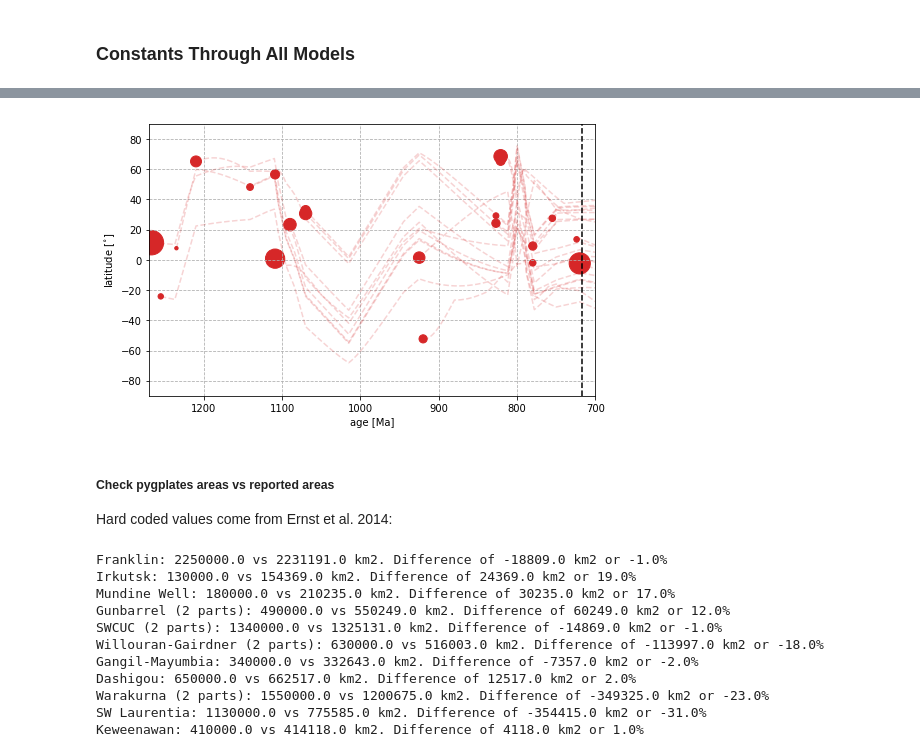
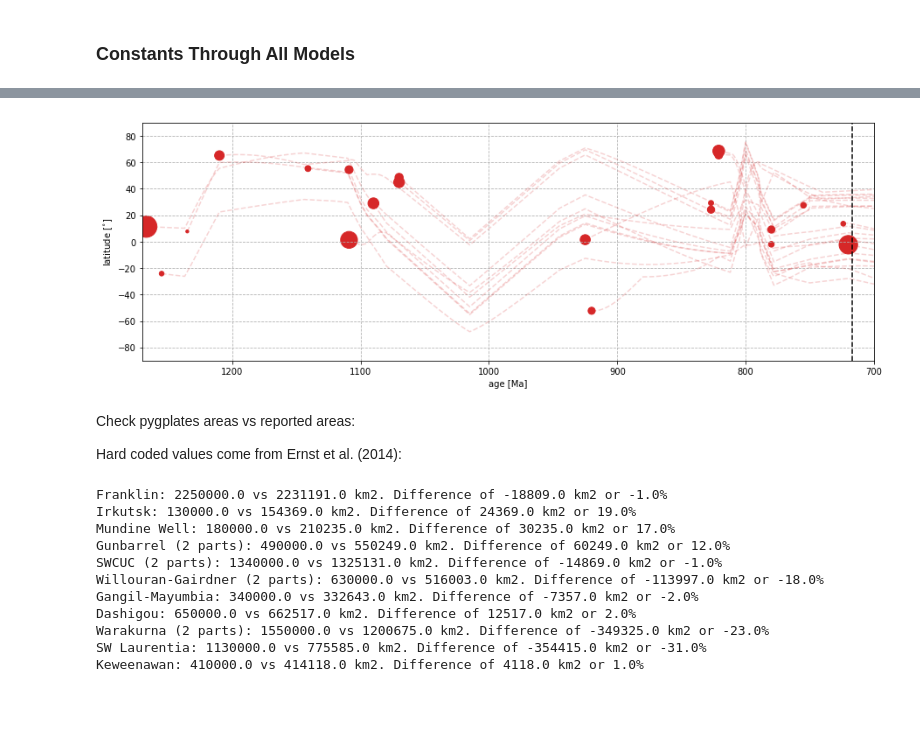
Before and after one commit to Swanson-Hysell-Group/2019_Tambien_Group, a Jupyter notebook: Code/Global_Weathering_Model/Paleogeography_Analysis.ipynb, the cells around one changed output, grey strips where cells are left out. Drawn from its saved outputs; the diff is of its cells as text; code cells hidden in the pictures; blank space fills up the shorter version.

Commit message:
checkpoint in clean up of repository

```diff
--- a/Code/Global_Weathering_Model/Paleogeography_Analysis.ipynb
+++ b/Code/Global_Weathering_Model/Paleogeography_Analysis.ipynb
@@ -504,6 +208,6 @@ Computation time for pygplates reconstructions is relatively high. If we only to
 # %%
 # the refresh switch
-refresh = True
+refresh = False
 # %%
 # read in files if desired
 if refresh:
@@ -511,18 +215,11 @@ if refresh:
 else:
     calc_areas_cratons = pd.read_csv('calc_areas_cratons.csv')
     calc_areas_LIPs = pd.read_csv('calc_areas_LIPs.csv')
-    calc_areas_LIPs_weath = pd.read_csv('calc_areas_LIPs_weath.csv')
-    calc_areas_LIPs_thresh = pd.read_csv('calc_areas_LIPs_thresh.csv')
     calc_areas_LIPs_decay = pd.read_csv('calc_areas_LIPs_decay.csv')
     calc_areas_LIPs_cover = pd.read_csv('calc_areas_LIPs_cover.csv')
-    calc_areas_cratons_Li_high = pd.read_csv('calc_areas_cratons_Li_high.csv')
-    calc_areas_cratons_Li_low = pd.read_csv('calc_areas_cratons_Li_low.csv')
-    LIP_emplacement = pd.read_csv('LIP_emplacement.csv')
-    arc_accretion = pd.read_csv('arc_accretion.csv')
-    LIP_frac_df = pd.read_csv('LIP_fracs.csv', index_col=0)
+    LIP_emplacement = pd.read_csv('LIP_emplacement.csv',index_col=0)
+    arc_accretion = pd.read_csv('arc_accretion.csv',index_col=0)
     more_cratons = pd.read_csv('cratons.csv')
-    more_cratons_Li_high = pd.read_csv('cratons_Li_high.csv')
-    more_cratons_Li_low = pd.read_csv('cratons_Li_low.csv')
     more_LIPs = pd.read_csv('LIPs.csv')
     print 'Refresh is set to False. Calculations will not be performed, and existing files will be read in.'
 # %% [output]
@@ -561,13 +254,8 @@ if refresh:
     calc_areas_cratons = pd.DataFrame({'lat_mins':lat_mins, 'lat_maxs':lat_maxs, 'lat_mids':lat_mids})
 
     calc_areas_LIPs = pd.DataFrame({'lat_mins':lat_mins, 'lat_maxs':lat_maxs, 'lat_mids':lat_mids})
-    calc_areas_LIPs_weath = pd.DataFrame({'lat_mins':lat_mins, 'lat_maxs':lat_maxs, 'lat_mids':lat_mids})
-    calc_areas_LIPs_thresh = pd.DataFrame({'lat_mins':lat_mins, 'lat_maxs':lat_maxs, 'lat_mids':lat_mids})
     calc_areas_LIPs_decay = pd.DataFrame({'lat_mins':lat_mins, 'lat_maxs':lat_maxs, 'lat_mids':lat_mids})
     calc_areas_LIPs_cover = pd.DataFrame({'lat_mins':lat_mins, 'lat_maxs':lat_maxs, 'lat_mids':lat_mids})
-
-    # used when weathering
-    LIP_frac_df = pd.DataFrame(index=LIP_fracs.keys())
 
     # iterate through the time vector
     for i in tqdm_notebook(range(len(ts))):
@@ -578,28 +266,16 @@ if refresh:
         reconstructed_LIPs = []
         pygplates.reconstruct(LIP_gpmls, Rodinia_Model, reconstructed_LIPs, ts[i], 0)
 
-        # carry out LIP weathering
-        weather_LIPs(reconstructed_LIPs, LIP_fracs, Ts, Rs, t_step, thickness, density)
-
         # perform the calculations
         areas_cratons, area_polygons_cratons = get_areas_in_bands(reconstructed_cratons, lat_mins, lat_maxs)
 
-        areas_LIPs_weath, area_polygons_LIPs_weath = get_LIP_areas_in_bands(reconstructed_LIPs,
-                                                                            lat_mins, lat_maxs,
-                                                                            LIP_fracs)
-        areas_LIPs,area_polygons_LIPs,areas_LIPs_thresh,areas_LIPs_decay,areas_LIPs_cover=\
-            get_LIP_areas_in_bands2(reconstructed_LIPs,lat_mins,lat_maxs,
-                                    thresh=thresh,halflife=halflife,cover_thresh=cover_thresh,
-                                    covered_LIP_names=covered_LIP_names)
+        areas_LIPs, area_polygons_LIPs, areas_LIPs_decay, areas_LIPs_cover = \
+            get_LIP_areas_in_bands(reconstructed_LIPs, lat_mins, lat_maxs,
+                                   halflife, cover_thresh, covered_LIP_names)
 
         # store results
         calc_areas_cratons['area_km2_' + str(ts[i])] = areas_cratons
 
         calc_areas_LIPs['area_km2_' + str(ts[i])] = areas_LIPs
-        calc_areas_LIPs_weath['area_km2_' + str(ts[i])] = areas_LIPs_weath
-        calc_areas_LIPs_thresh['area_km2_' + str(ts[i])] = areas_LIPs_thresh[0]
         calc_areas_LIPs_decay['area_km2_' + str(ts[i])] = areas_LIPs_decay[0]
         calc_areas_LIPs_cover['area_km2_' + str(ts[i])] = areas_LIPs_cover[0]
-
-        for key, value in LIP_fracs.iteritems():
-            LIP_frac_df.loc[key,'f_'+str(ts[i])] = value
@@ -633,7 +307,10 @@ if refresh:
         present_lats.append(present_lat)
         present_lons.append(present_lon)
 
-    LIP_emplacement = pd.DataFrame({'name':names,'emplacement_age':emplacement_ages,'present_lat':present_lats,'present_lon':present_lons},index=IDs)
+    LIP_emplacement = pd.DataFrame({'name':names,
+                                    'emplacement_age':emplacement_ages,
+                                    'present_lat':present_lats,
+                                    'present_lon':present_lons},index=IDs)
 
     # iterate through time steps
     for i in tqdm_notebook(range(len(ts_emplacement))):
@@ -665,28 +340,28 @@ if refresh:
 # %%
 scatter_size = (LIP_emplacement['emplacement_area_km2']/np.max(LIP_emplacement['emplacement_area_km2']))*600
 
-fig, ax = plt.subplots(figsize=(8,5))
+fig, ax = plt.subplots(figsize=(15,5))
 
 ax.scatter(LIP_emplacement['emplacement_age'], LIP_emplacement['emplacement_lat'], s=scatter_size,c='#d62728')
 
 for ID in LIP_emplacement.index:
     ax.plot(ts_emplacement[(len(ts_emplacement)-len(LIP_emplacement.loc[ID].values[6:])):],
             LIP_emplacement.loc[ID].values[6:], c='#d62728', alpha=0.2, ls='--')
 
 ax.set_xlabel('age [Ma]')
 ax.set_ylabel('latitude [$^{\circ}$]')
 ax.set_ylim(-90,90)
 ax.set_xlim(t_start_emplacement, t_stop_emplacement)
 ax.axvline(717, c='k', ls='--')
 ax.grid(ls='--')
 
 plt.show(fig)
 # %% [output]
-[figure, old version]
+[figure, new version]
 # %% [markdown]
-##### Check pygplates areas vs reported areas
+Check pygplates areas vs reported areas:
 
-Hard coded values come from Ernst et al. 2014:
+Hard coded values come from Ernst et al. (2014):
 # %%
 def compare_areas(LIP_name, Ernst_area):
     n = len(LIP_emplacement[LIP_emplacement['name']==LIP_name].index)
```
Also changed, not shown: parts of 111 cells of this notebook, 36 other files.
